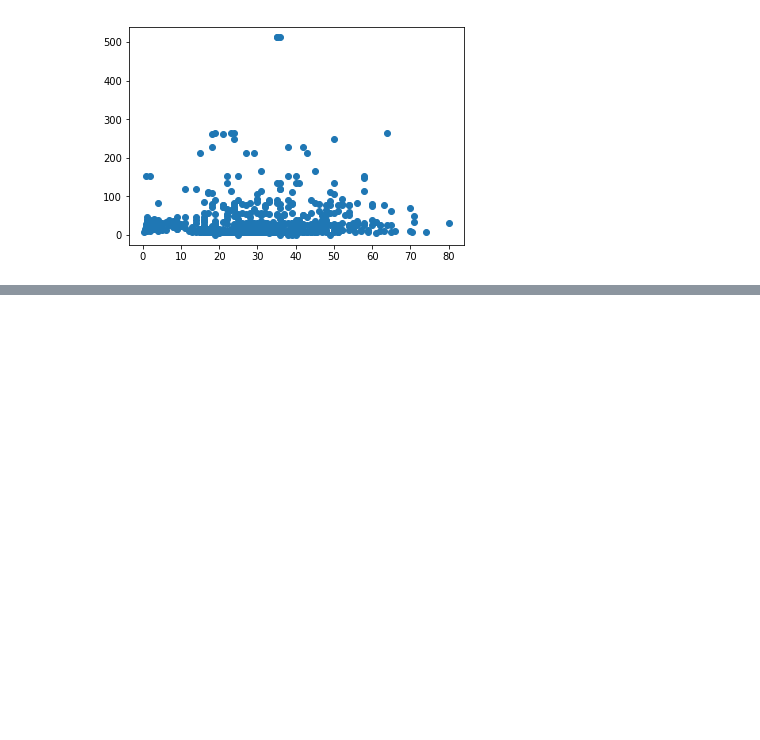
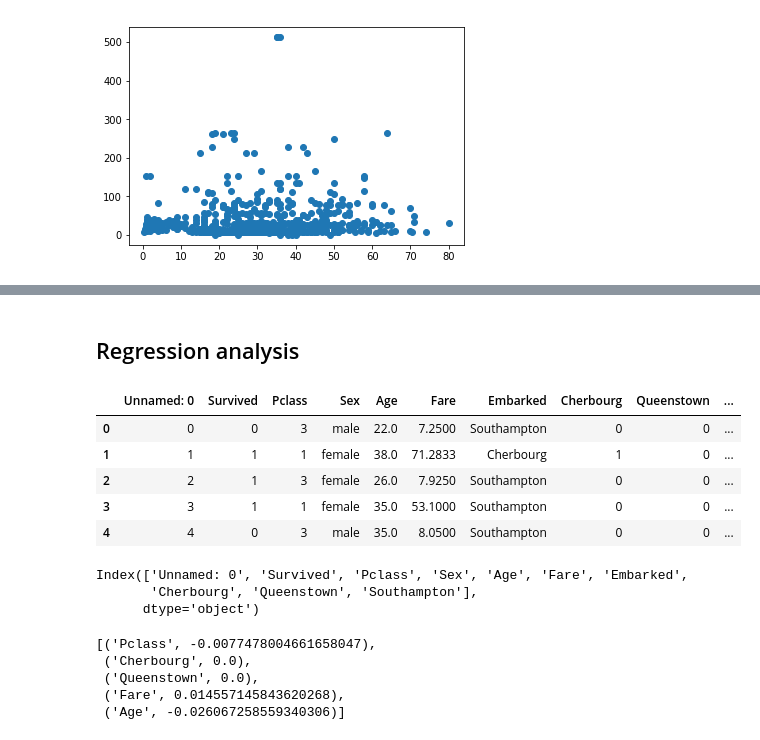
Before and after one commit to austinlasseter/plotly_dash_tutorial, a Jupyter notebook: 01 Plotly figures/Plotly figures with Pandas.ipynb, the cells around one changed output, grey strips where cells are left out. Cells and saved outputs as stored; diff of their text form; code cells hidden in the pictures; blank space fills up the shorter version.

Commit message:
added logistic regression

```diff
--- a/01 Plotly figures/Plotly figures with Pandas.ipynb
+++ b/01 Plotly figures/Plotly figures with Pandas.ipynb
@@ -137,3 +171,25 @@ fig = go.Figure(data=data, layout=layout)
 iplot(fig)
 # %% [output]
 [interactive output not drawn]
+# %% [markdown]
+## Regression analysis
+# %%
+# Make some dummies.
+dummy=pd.get_dummies(df['Embarked'])
+dummy.head()
+df=pd.concat([df,dummy],axis=1)
+df.head()
+# %% [output]
+|  | Unnamed: 0 | Survived | Pclass | Sex | Age | Fare | Embarked | Cherbourg | Queenstown | ... |
+| 0 | 0 | 0 | 3 | male | 22.0 | 7.2500 | Southampton | 0 | 0 | ... |
+| 1 | 1 | 1 | 1 | female | 38.0 | 71.2833 | Cherbourg | 1 | 0 | ... |
+| 2 | 2 | 1 | 3 | female | 26.0 | 7.9250 | Southampton | 0 | 0 | ... |
+| 3 | 3 | 1 | 1 | female | 35.0 | 53.1000 | Southampton | 0 | 0 | ... |
+| 4 | 4 | 0 | 3 | male | 35.0 | 8.0500 | Southampton | 0 | 0 | ... |
+# %%
+# What are the possible features?
+df.columns
+# %% [output]
+Index(['Unnamed: 0', 'Survived', 'Pclass', 'Sex', 'Age', 'Fare', 'Embarked',
+       'Cherbourg', 'Queenstown', 'Southampton'],
+      dtype='object')
@@ -139,0 +201,11 @@ iplot(fig)
+# %%
+from sklearn.linear_model import LogisticRegression
+logreg = LogisticRegression(C=1e-2, penalty='l1')
+logreg.fit(X, y)
+list(zip(feature_cols, logreg.coef_[0]))
+# %% [output]
+[('Pclass', -0.0077478004661658047),
+ ('Cherbourg', 0.0),
+ ('Queenstown', 0.0),
+ ('Fare', 0.014557145843620268),
+ ('Age', -0.026067258559340306)]
```
Also changed, not shown: parts of 5 cells of this notebook.
